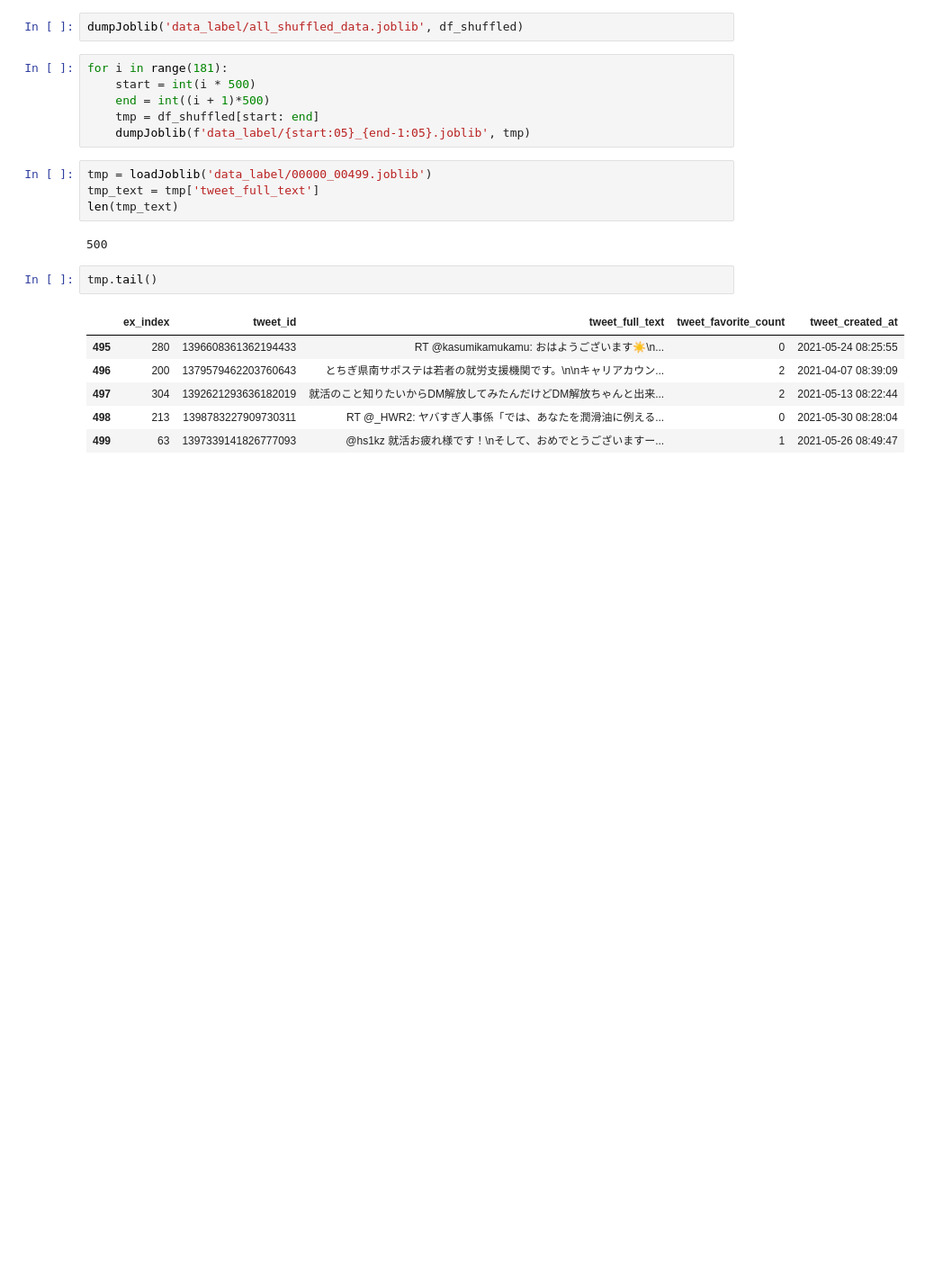
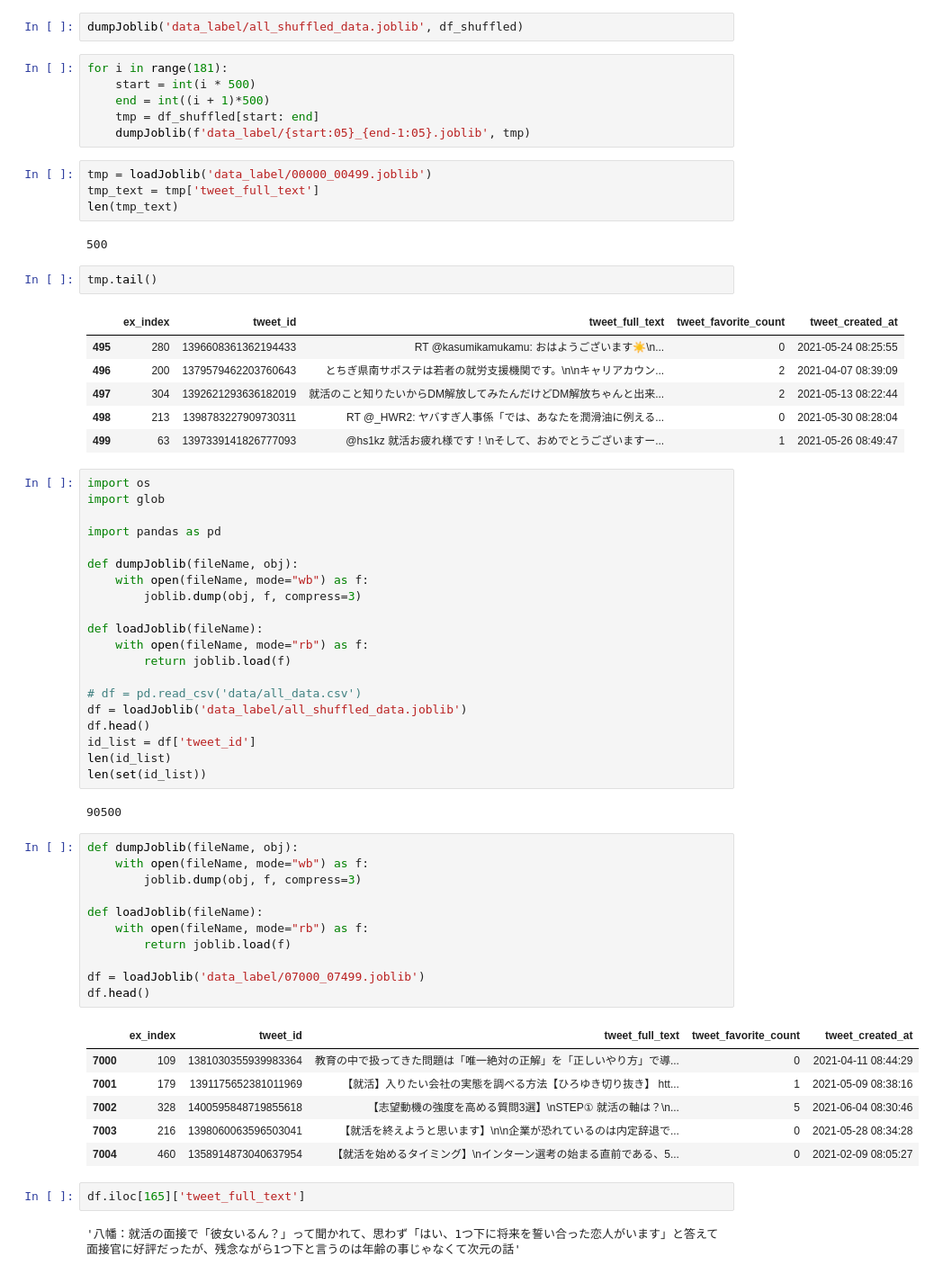
Before and after one commit to YutoTakaki0626/RESEARCH-jobhunting-datasets, a Jupyter notebook: shuffle.ipynb, the cells around one changed output. Shown at 90% size. Saved outputs shown, nothing was run; the diff lists cells and outputs as text; blank space fills up the shorter version.

```diff
--- a/shuffle.ipynb
+++ b/shuffle.ipynb
@@ -69,3 +69,47 @@ tmp.tail()
 | 497 | 304 | 1392621293636182019 | 就活のこと知りたいからDM解放してみたんだけどDM解放ちゃんと出来... | 2 | 2021-05-13 08:22:44 |
 | 498 | 213 | 1398783227909730311 | RT @_HWR2: ヤバすぎ人事係「では、あなたを潤滑油に例える... | 0 | 2021-05-30 08:28:04 |
 | 499 | 63 | 1397339141826777093 | @hs1kz 就活お疲れ様です！\nそして、おめでとうございますー... | 1 | 2021-05-26 08:49:47 |
+# %%
+import os
+import glob
+
+import pandas as pd
+
+def dumpJoblib(fileName, obj):
+    with open(fileName, mode="wb") as f:
+        joblib.dump(obj, f, compress=3)
+
+def loadJoblib(fileName):
+    with open(fileName, mode="rb") as f:
+        return joblib.load(f)
+
+# df = pd.read_csv('data/all_data.csv')
+df = loadJoblib('data_label/all_shuffled_data.joblib')
+df.head()
+id_list = df['tweet_id']
+len(id_list)
+len(set(id_list))
+# %% [output]
+90500
+# %%
+def dumpJoblib(fileName, obj):
+    with open(fileName, mode="wb") as f:
+        joblib.dump(obj, f, compress=3)
+
+def loadJoblib(fileName):
+    with open(fileName, mode="rb") as f:
+        return joblib.load(f)
+
+df = loadJoblib('data_label/07000_07499.joblib')
+df.head()
+# %% [output]
+|  | ex_index | tweet_id | tweet_full_text | tweet_favorite_count | tweet_created_at |
+| 7000 | 109 | 1381030355939983364 | 教育の中で扱ってきた問題は「唯一絶対の正解」を「正しいやり方」で導... | 0 | 2021-04-11 08:44:29 |
+| 7001 | 179 | 1391175652381011969 | 【就活】入りたい会社の実態を調べる方法【ひろゆき切り抜き】 htt... | 1 | 2021-05-09 08:38:16 |
+| 7002 | 328 | 1400595848719855618 | 【志望動機の強度を高める質問3選】\nSTEP① 就活の軸は？\n... | 5 | 2021-06-04 08:30:46 |
+| 7003 | 216 | 1398060063596503041 | 【就活を終えようと思います】\n\n企業が恐れているのは内定辞退で... | 0 | 2021-05-28 08:34:28 |
+| 7004 | 460 | 1358914873040637954 | 【就活を始めるタイミング】\nインターン選考の始まる直前である、5... | 0 | 2021-02-09 08:05:27 |
+# %%
+df.iloc[165]['tweet_full_text']
+# %% [output]
+'八幡：就活の面接で「彼女いるん？」って聞かれて、思わず「はい、1つ下に将来を誓い合った恋人がいます」と答えて面接官に好評だったが、残念ながら1つ下と言うのは年齢の事じゃなくて次元の話'
```
Also changed, not shown: 3 other files.
